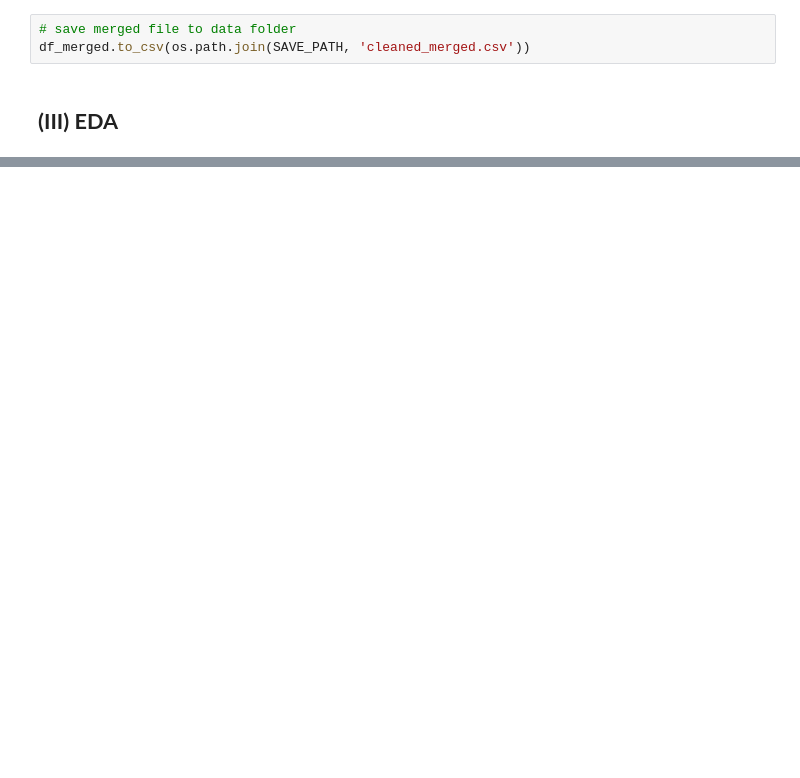
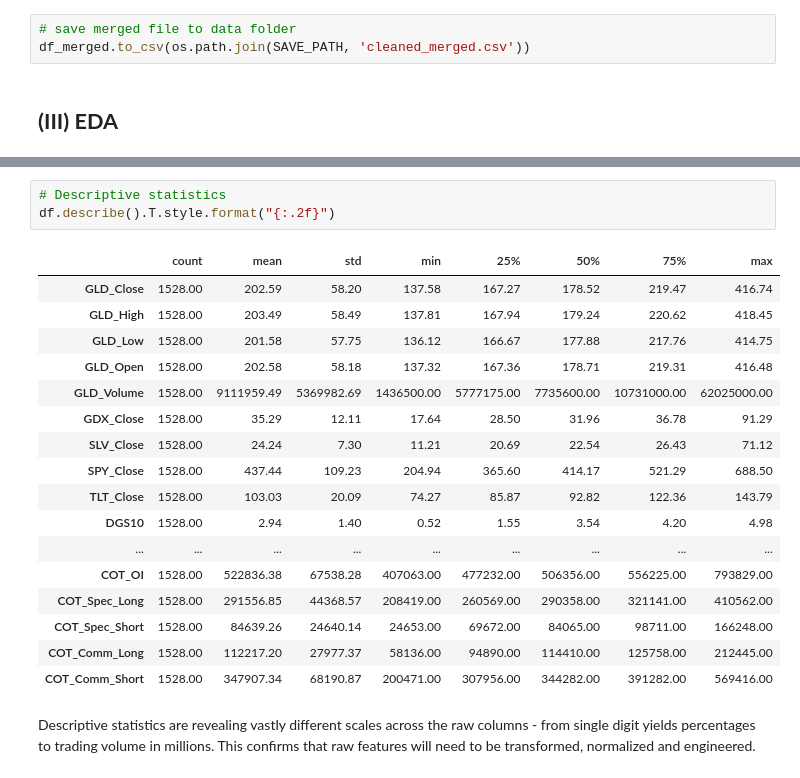
Before and after one commit to jade-lam/CQF, a Jupyter notebook: CQF_Exam_3.ipynb, the cells around one changed output, grey strips where cells are left out. Saved outputs shown, nothing was run; the diff lists cells and outputs as text; blank space fills up the shorter version.

```diff
--- a/CQF_Exam_3.ipynb
+++ b/CQF_Exam_3.ipynb
@@ -539,0 +559,23 @@ df_merged.to_csv(os.path.join(SAVE_PATH, 'cleaned_merged.csv'))
+# %%
+# Descriptive statistics
+df.describe().T.style.format("{:.2f}")
+# %% [output]
+|  | count | mean | std | min | 25% | 50% | 75% | max |
+| GLD_Close | 1528.00 | 202.59 | 58.20 | 137.58 | 167.27 | 178.52 | 219.47 | 416.74 |
+| GLD_High | 1528.00 | 203.49 | 58.49 | 137.81 | 167.94 | 179.24 | 220.62 | 418.45 |
+| GLD_Low | 1528.00 | 201.58 | 57.75 | 136.12 | 166.67 | 177.88 | 217.76 | 414.75 |
+| GLD_Open | 1528.00 | 202.58 | 58.18 | 137.32 | 167.36 | 178.71 | 219.31 | 416.48 |
+| GLD_Volume | 1528.00 | 9111959.49 | 5369982.69 | 1436500.00 | 5777175.00 | 7735600.00 | 10731000.00 | 62025000.00 |
+| GDX_Close | 1528.00 | 35.29 | 12.11 | 17.64 | 28.50 | 31.96 | 36.78 | 91.29 |
+| SLV_Close | 1528.00 | 24.24 | 7.30 | 11.21 | 20.69 | 22.54 | 26.43 | 71.12 |
+| SPY_Close | 1528.00 | 437.44 | 109.23 | 204.94 | 365.60 | 414.17 | 521.29 | 688.50 |
+| TLT_Close | 1528.00 | 103.03 | 20.09 | 74.27 | 85.87 | 92.82 | 122.36 | 143.79 |
+| DGS10 | 1528.00 | 2.94 | 1.40 | 0.52 | 1.55 | 3.54 | 4.20 | 4.98 |
+| ... | ... | ... | ... | ... | ... | ... | ... | ... |
+| COT_OI | 1528.00 | 522836.38 | 67538.28 | 407063.00 | 477232.00 | 506356.00 | 556225.00 | 793829.00 |
+| COT_Spec_Long | 1528.00 | 291556.85 | 44368.57 | 208419.00 | 260569.00 | 290358.00 | 321141.00 | 410562.00 |
+| COT_Spec_Short | 1528.00 | 84639.26 | 24640.14 | 24653.00 | 69672.00 | 84065.00 | 98711.00 | 166248.00 |
+| COT_Comm_Long | 1528.00 | 112217.20 | 27977.37 | 58136.00 | 94890.00 | 114410.00 | 125758.00 | 212445.00 |
+| COT_Comm_Short | 1528.00 | 347907.34 | 68190.87 | 200471.00 | 307956.00 | 344282.00 | 391282.00 | 569416.00 |
+# %% [markdown]
+Descriptive statistics are revealing vastly different scales across the raw columns - from single digit yields percentages to trading volume in millions. This confirms that raw features will need to be transformed, normalized and engineered.
```
Also changed, not shown: parts of 13 cells of this notebook.
